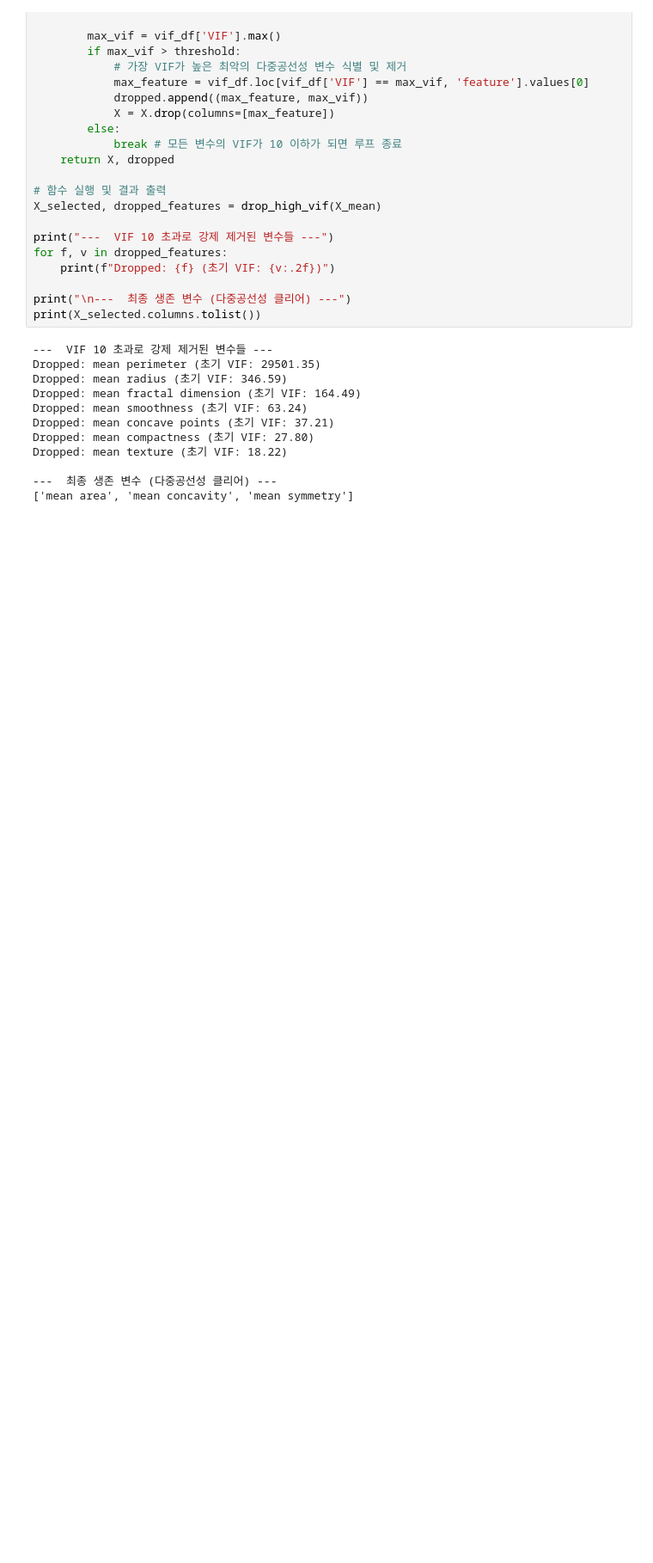
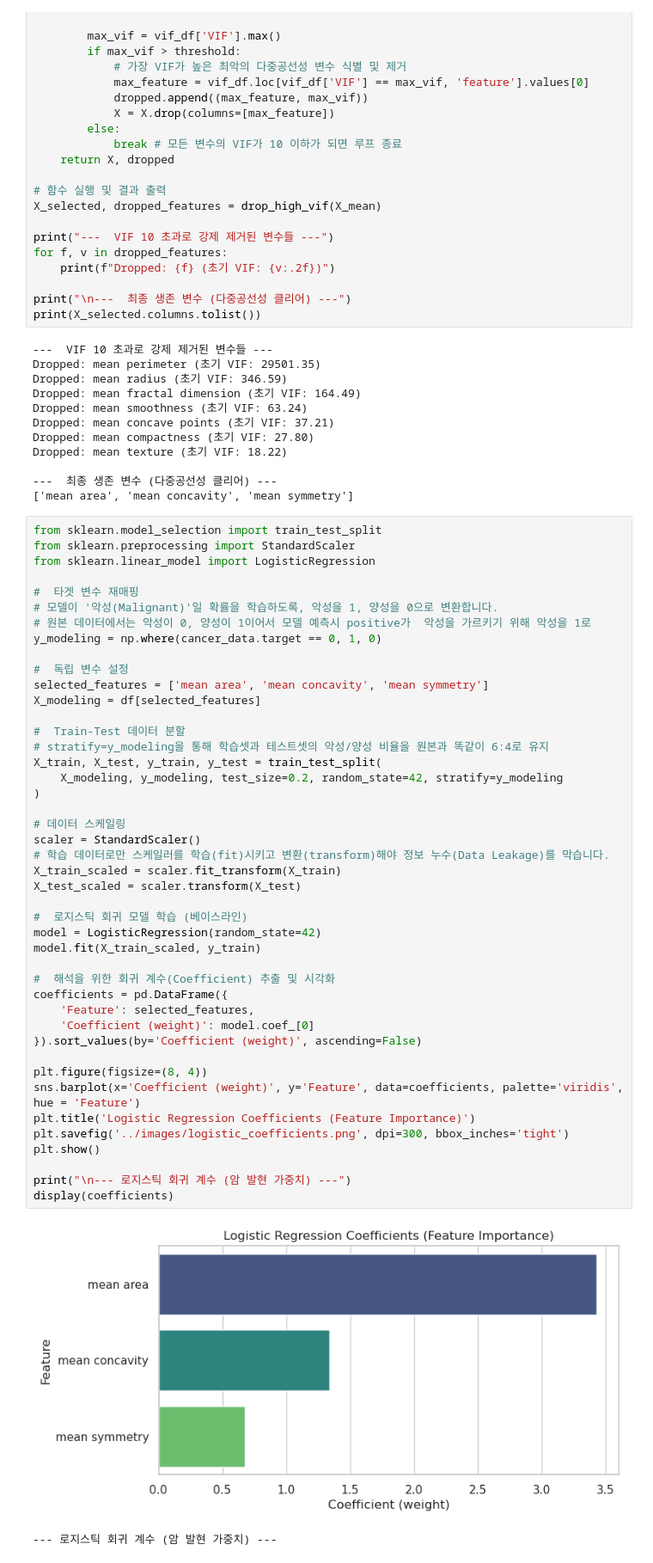
Before and after one commit to TheProvidenceJun/breast-cancer-eda, a Jupyter notebook: notebooks/1_data_load_and_check.ipynb, the cells around one changed output. Shown at 86% size. Cells and saved outputs as stored; diff of their text form; blank space fills up the shorter version.

Commit message:
feat: train interpretable logistic regression and document coefficient insights

```diff
--- a/notebooks/1_data_load_and_check.ipynb
+++ b/notebooks/1_data_load_and_check.ipynb
@@ -179,3 +179,50 @@ Dropped: mean texture (초기 VIF: 18.22)
 
 ---  최종 생존 변수 (다중공선성 클리어) ---
 ['mean area', 'mean concavity', 'mean symmetry']
+# %%
+from sklearn.model_selection import train_test_split
+from sklearn.preprocessing import StandardScaler
+from sklearn.linear_model import LogisticRegression
+
+#  타겟 변수 재매핑
+# 모델이 '악성(Malignant)'일 확률을 학습하도록, 악성을 1, 양성을 0으로 변환합니다.
+# 원본 데이터에서는 악성이 0, 양성이 1이어서 모델 예측시 positive가  악성을 가르키기 위해 악성을 1로
+y_modeling = np.where(cancer_data.target == 0, 1, 0)
+
+#  독립 변수 설정
+selected_features = ['mean area', 'mean concavity', 'mean symmetry']
+X_modeling = df[selected_features]
+
+#  Train-Test 데이터 분할
+# stratify=y_modeling을 통해 학습셋과 테스트셋의 악성/양성 비율을 원본과 똑같이 6:4로 유지
+X_train, X_test, y_train, y_test = train_test_split(
+    X_modeling, y_modeling, test_size=0.2, random_state=42, stratify=y_modeling
+)
+
+# 데이터 스케일링
+scaler = StandardScaler()
+# 학습 데이터로만 스케일러를 학습(fit)시키고 변환(transform)해야 정보 누수(Data Leakage)를 막습니다.
+X_train_scaled = scaler.fit_transform(X_train)
+X_test_scaled = scaler.transform(X_test)
+
+#  로지스틱 회귀 모델 학습 (베이스라인)
+model = LogisticRegression(random_state=42)
+model.fit(X_train_scaled, y_train)
+
+#  해석을 위한 회귀 계수(Coefficient) 추출 및 시각화
+coefficients = pd.DataFrame({
+    'Feature': selected_features,
+    'Coefficient (weight)': model.coef_[0]
+}).sort_values(by='Coefficient (weight)', ascending=False)
+
+plt.figure(figsize=(8, 4))
+sns.barplot(x='Coefficient (weight)', y='Feature', data=coefficients, palette='viridis', hue = 'Feature')
+plt.title('Logistic Regression Coefficients (Feature Importance)')
+plt.savefig('../images/logistic_coefficients.png', dpi=300, bbox_inches='tight')
+plt.show()
+
+print("\n--- 로지스틱 회귀 계수 (암 발현 가중치) ---")
+display(coefficients)
+# %% [output]
+[figure, added]
+--- 로지스틱 회귀 계수 (암 발현 가중치) ---
```
Also changed, not shown: parts of 1 cell of this notebook, 2 other files.
